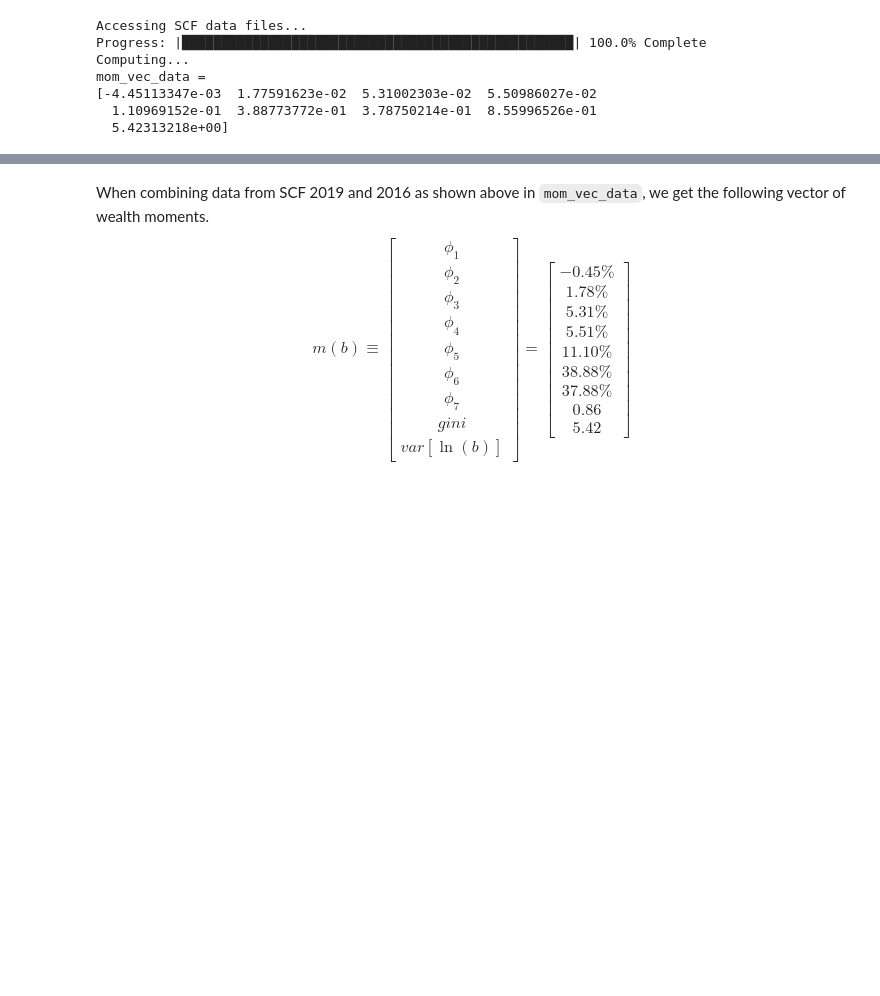
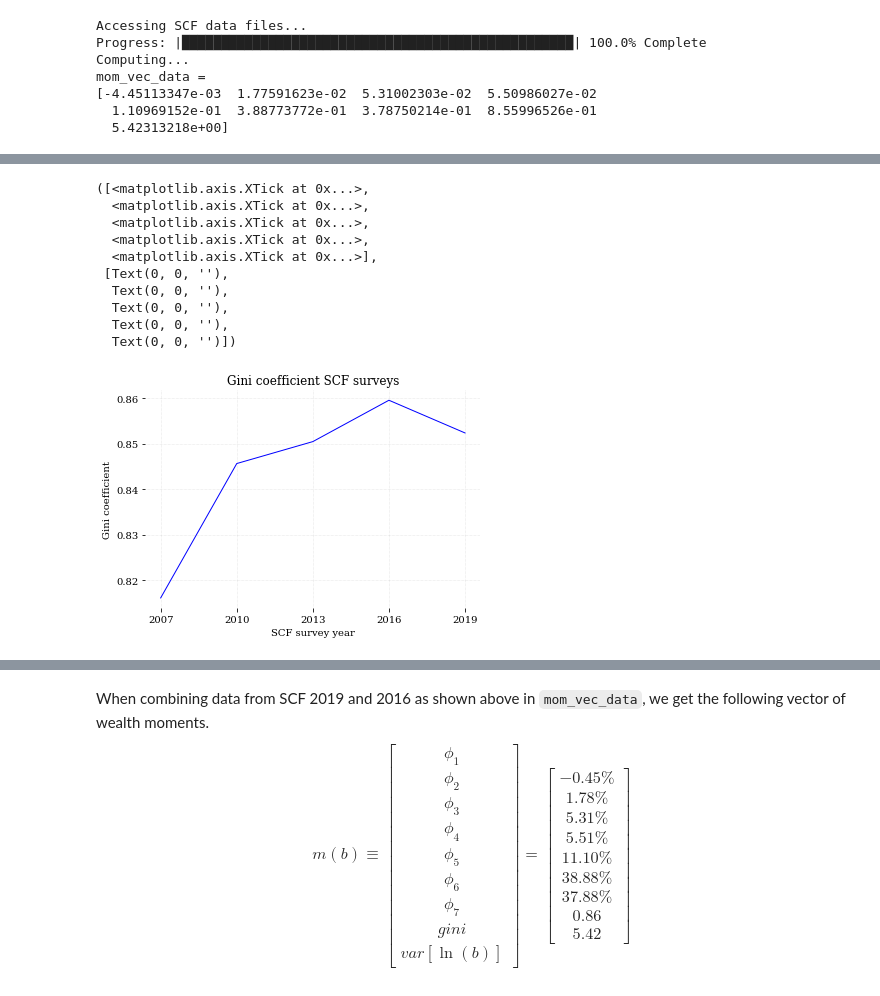
Before and after one commit to rickecon/OG-USA, a Jupyter notebook: run_examples/calibrate_beta_j.ipynb, the cells around one changed output, grey strips where cells are left out. Saved outputs shown, nothing was run; the diff lists cells and outputs as text; code cells hidden in the pictures; blank space fills up the shorter version.

```diff
--- a/run_examples/calibrate_beta_j.ipynb
+++ b/run_examples/calibrate_beta_j.ipynb
@@ -48,0 +96,18 @@ mom_vec_data =
+# %%
+plt.plot(years_array, mom_mat[7, :], label='Gini coef')
+plt.title('Gini coefficient across SCF surveys', fontsize=12)
+plt.xlabel(r'SCF survey year')
+plt.ylabel(r'Gini coefficient')
+plt.xticks(years_array)
+# %% [output]
+([<matplotlib.axis.XTick at 0x...>,
+  <matplotlib.axis.XTick at 0x...>,
+  <matplotlib.axis.XTick at 0x...>,
+  <matplotlib.axis.XTick at 0x...>,
+  <matplotlib.axis.XTick at 0x...>],
+ [Text(0, 0, ''),
+  Text(0, 0, ''),
+  Text(0, 0, ''),
+  Text(0, 0, ''),
+  Text(0, 0, '')])
+[figure, added]
```
Also changed, not shown: parts of 3 cells of this notebook.
